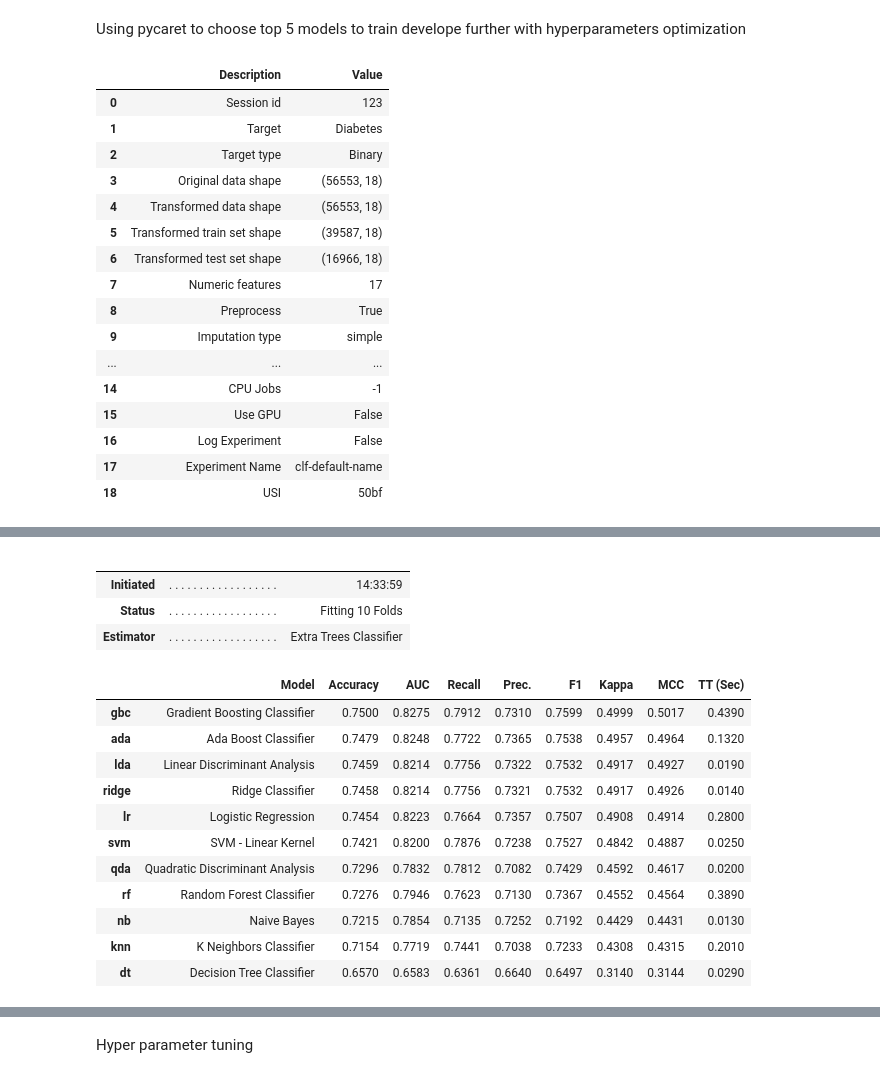
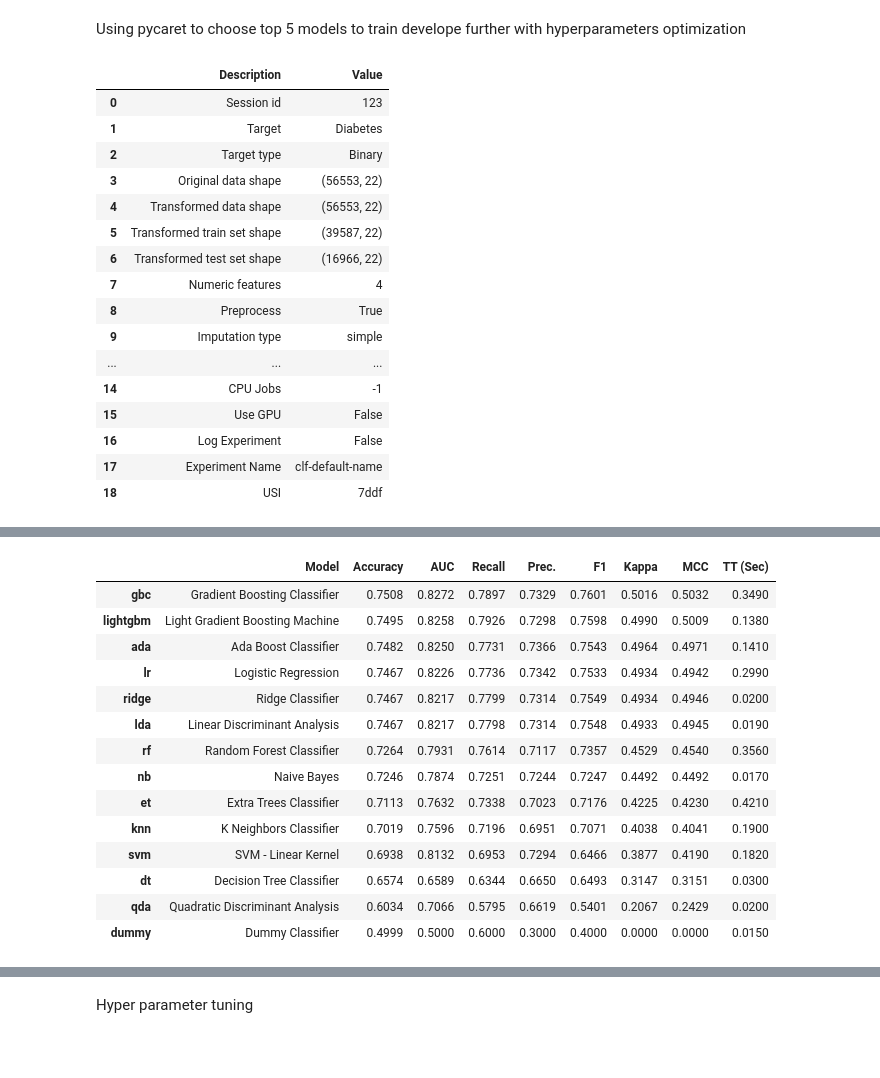
Before and after one commit to jan-ba/ml-diabetes-prediction, a Jupyter notebook: predict_diabetes.ipynb, the cells around one changed output, grey strips where cells are left out. Drawn from its saved outputs; the diff is of its cells as text; code cells hidden in the pictures; blank space fills up the shorter version.

Commit message:
trying to find best combination of preprocessing and models

```diff
--- a/predict_diabetes.ipynb
+++ b/predict_diabetes.ipynb
@@ -27,8 +27,16 @@ print(df.describe())
 # As can be seen, many categories are actually binary, the rest is somewhat categorical although interpreting them continously might bear some benefit
 # One hot encoding, dropfirst to remove the redundant column, since for sex they will have perfect negative corrolation (e.g. is_female and is_male)
 # df = pd.get_dummies(df, columns=["Sex"], drop_first=True)
+
+# Identifying binary columns with unique values [0.0, 1.0]
+binary_columns = ["Sex", "HighChol", "CholCheck", "Smoker", "HeartDiseaseorAttack", "PhysActivity",
+                  "Fruits", "Veggies", "HvyAlcoholConsump", "DiffWalk", "Stroke", "HighBP"]
+
+# One-hot encoding the binary columns with drop_first=True
+df = pd.get_dummies(df, columns=binary_columns, drop_first=True)
+
 # One hot encoding for GeneralHealth since its a catagorical value from 1-5
-# df = pd.get_dummies(df, columns=["GenHlth"])
+df = pd.get_dummies(df, columns=["GenHlth"])
 # %% [output]
 1272456
 (Observations, Attributes (including target):  (70692, 18)
@@ -98,18 +106,18 @@ train_data["Diabetes"] = y_train
 
 # Pycaret for choosing the best models, pick top 5.
 s = ClassificationExperiment()
-s.setup(train_data, target = "Diabetes", session_id = 123)  #preprocessing probably also takes care of scaling e.g.
+s.setup(train_data, target = "Diabetes", session_id = 123, preprocess=True)  #preprocessing probably also takes care of scaling e.g.
 top_models = s.compare_models(n_select=5)
 # %% [output]
 |  | Description | Value |
 | 0 | Session id | 123 |
 | 1 | Target | Diabetes |
 | 2 | Target type | Binary |
-| 3 | Original data shape | (56553, 18) |
-| 4 | Transformed data shape | (56553, 18) |
-| 5 | Transformed train set shape | (39587, 18) |
-| 6 | Transformed test set shape | (16966, 18) |
-| 7 | Numeric features | 17 |
+| 3 | Original data shape | (56553, 22) |
+| 4 | Transformed data shape | (56553, 22) |
+| 5 | Transformed train set shape | (39587, 22) |
+| 6 | Transformed test set shape | (16966, 22) |
+| 7 | Numeric features | 4 |
 | 8 | Preprocess | True |
 | 9 | Imputation type | simple |
 | ... | ... | ... |
@@ -117,4 +125,4 @@ top_models = s.compare_models(n_select=5)
 | 15 | Use GPU | False |
 | 16 | Log Experiment | False |
 | 17 | Experiment Name | clf-default-name |
-| 18 | USI | 50bf |
+| 18 | USI | 7ddf |
@@ -121,17 +130,15 @@ top_models = s.compare_models(n_select=5)
-|  |  |  |
-|  |  |  |
-| Initiated | . . . . . . . . . . . . . . . . . . | 14:33:59 |
-| Status | . . . . . . . . . . . . . . . . . . | Fitting 10 Folds |
-| Estimator | . . . . . . . . . . . . . . . . . . | Extra Trees Classifier |
+|  | Model | Accuracy | AUC | Recall | Prec. | F1 | Kappa | MCC | TT (Sec) |
+| gbc | Gradient Boosting Classifier | 0.7508 | 0.8272 | 0.7897 | 0.7329 | 0.7601 | 0.5016 | 0.5032 | 0.3490 |
+| lightgbm | Light Gradient Boosting Machine | 0.7495 | 0.8258 | 0.7926 | 0.7298 | 0.7598 | 0.4990 | 0.5009 | 0.1380 |
+| ada | Ada Boost Classifier | 0.7482 | 0.8250 | 0.7731 | 0.7366 | 0.7543 | 0.4964 | 0.4971 | 0.1410 |
+| lr | Logistic Regression | 0.7467 | 0.8226 | 0.7736 | 0.7342 | 0.7533 | 0.4934 | 0.4942 | 0.2990 |
+| ridge | Ridge Classifier | 0.7467 | 0.8217 | 0.7799 | 0.7314 | 0.7549 | 0.4934 | 0.4946 | 0.0200 |
+| lda | Linear Discriminant Analysis | 0.7467 | 0.8217 | 0.7798 | 0.7314 | 0.7548 | 0.4933 | 0.4945 | 0.0190 |
+| rf | Random Forest Classifier | 0.7264 | 0.7931 | 0.7614 | 0.7117 | 0.7357 | 0.4529 | 0.4540 | 0.3560 |
+| nb | Naive Bayes | 0.7246 | 0.7874 | 0.7251 | 0.7244 | 0.7247 | 0.4492 | 0.4492 | 0.0170 |
+| et | Extra Trees Classifier | 0.7113 | 0.7632 | 0.7338 | 0.7023 | 0.7176 | 0.4225 | 0.4230 | 0.4210 |
+| knn | K Neighbors Classifier | 0.7019 | 0.7596 | 0.7196 | 0.6951 | 0.7071 | 0.4038 | 0.4041 | 0.1900 |
+| svm | SVM - Linear Kernel | 0.6938 | 0.8132 | 0.6953 | 0.7294 | 0.6466 | 0.3877 | 0.4190 | 0.1820 |
+| dt | Decision Tree Classifier | 0.6574 | 0.6589 | 0.6344 | 0.6650 | 0.6493 | 0.3147 | 0.3151 | 0.0300 |
+| qda | Quadratic Discriminant Analysis | 0.6034 | 0.7066 | 0.5795 | 0.6619 | 0.5401 | 0.2067 | 0.2429 | 0.0200 |
+| dummy | Dummy Classifier | 0.4999 | 0.5000 | 0.6000 | 0.3000 | 0.4000 | 0.0000 | 0.0000 | 0.0150 |
-|  | Model | Accuracy | AUC | Recall | Prec. | F1 | Kappa | MCC | TT (Sec) |
-| gbc | Gradient Boosting Classifier | 0.7500 | 0.8275 | 0.7912 | 0.7310 | 0.7599 | 0.4999 | 0.5017 | 0.4390 |
-| ada | Ada Boost Classifier | 0.7479 | 0.8248 | 0.7722 | 0.7365 | 0.7538 | 0.4957 | 0.4964 | 0.1320 |
-| lda | Linear Discriminant Analysis | 0.7459 | 0.8214 | 0.7756 | 0.7322 | 0.7532 | 0.4917 | 0.4927 | 0.0190 |
-| ridge | Ridge Classifier | 0.7458 | 0.8214 | 0.7756 | 0.7321 | 0.7532 | 0.4917 | 0.4926 | 0.0140 |
-| lr | Logistic Regression | 0.7454 | 0.8223 | 0.7664 | 0.7357 | 0.7507 | 0.4908 | 0.4914 | 0.2800 |
-| svm | SVM - Linear Kernel | 0.7421 | 0.8200 | 0.7876 | 0.7238 | 0.7527 | 0.4842 | 0.4887 | 0.0250 |
-| qda | Quadratic Discriminant Analysis | 0.7296 | 0.7832 | 0.7812 | 0.7082 | 0.7429 | 0.4592 | 0.4617 | 0.0200 |
-| rf | Random Forest Classifier | 0.7276 | 0.7946 | 0.7623 | 0.7130 | 0.7367 | 0.4552 | 0.4564 | 0.3890 |
-| nb | Naive Bayes | 0.7215 | 0.7854 | 0.7135 | 0.7252 | 0.7192 | 0.4429 | 0.4431 | 0.0130 |
-| knn | K Neighbors Classifier | 0.7154 | 0.7719 | 0.7441 | 0.7038 | 0.7233 | 0.4308 | 0.4315 | 0.2010 |
-| dt | Decision Tree Classifier | 0.6570 | 0.6583 | 0.6361 | 0.6640 | 0.6497 | 0.3140 | 0.3144 | 0.0290 |
```
Also changed, not shown: parts of 9 cells of this notebook, 1 other file.
